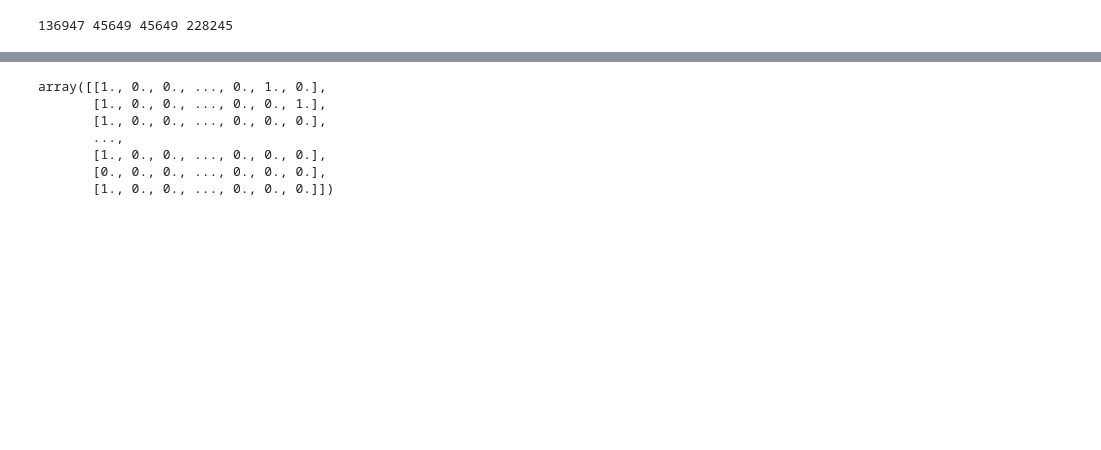
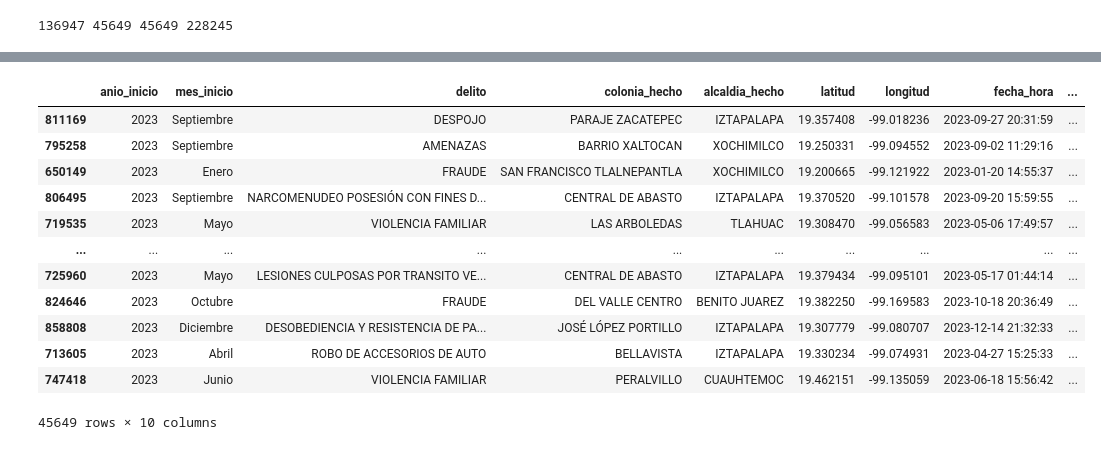
Before and after one commit to ImAleexDz/incidencia-delictiva, a Jupyter notebook: modelo.ipynb, the cells around one changed output, grey strips where cells are left out. Drawn from its saved outputs; the diff is of its cells as text; code cells hidden in the pictures; blank space fills up the shorter version.

```diff
--- a/modelo.ipynb
+++ b/modelo.ipynb
@@ -85,11 +83,0 @@ train_x
-# %%
-one_hot_encoder.fit(train_x[['categoria_delito', 'colonia_hecho', 'alcaldia_hecho']])
-one_hot_encoder.transform(train_x[['categoria_delito', 'colonia_hecho', 'alcaldia_hecho']])
-# %% [output]
-array([[1., 0., 0., ..., 0., 1., 0.],
-       [1., 0., 0., ..., 0., 0., 1.],
-       [1., 0., 0., ..., 0., 0., 0.],
-       ...,
-       [1., 0., 0., ..., 0., 0., 0.],
-       [0., 0., 0., ..., 0., 0., 0.],
-       [1., 0., 0., ..., 0., 0., 0.]])
@@ -100 +84,20 @@ from sklearn.pipeline import FeatureUnion, Pipeline
+# %%
+#Test y validación
+test_x, val_x, test_y, val_y = train_test_split(rest_x, rest_y, train_size=test_count, random_state=42)
+# %%
+test_x
+# %% [output]
+|  | anio_inicio | mes_inicio | delito | colonia_hecho | alcaldia_hecho | latitud | longitud | fecha_hora | ... |
+| 811169 | 2023 | Septiembre | DESPOJO | PARAJE ZACATEPEC | IZTAPALAPA | 19.357408 | -99.018236 | 2023-09-27 20:31:59 | ... |
+| 795258 | 2023 | Septiembre | AMENAZAS | BARRIO XALTOCAN | XOCHIMILCO | 19.250331 | -99.094552 | 2023-09-02 11:29:16 | ... |
+| 650149 | 2023 | Enero | FRAUDE | SAN FRANCISCO TLALNEPANTLA | XOCHIMILCO | 19.200665 | -99.121922 | 2023-01-20 14:55:37 | ... |
+| 806495 | 2023 | Septiembre | NARCOMENUDEO POSESIÓN CON FINES D... | CENTRAL DE ABASTO | IZTAPALAPA | 19.370520 | -99.101578 | 2023-09-20 15:59:55 | ... |
+| 719535 | 2023 | Mayo | VIOLENCIA FAMILIAR | LAS ARBOLEDAS | TLAHUAC | 19.308470 | -99.056583 | 2023-05-06 17:49:57 | ... |
+| ... | ... | ... | ... | ... | ... | ... | ... | ... | ... |
+| 725960 | 2023 | Mayo | LESIONES CULPOSAS POR TRANSITO VE... | CENTRAL DE ABASTO | IZTAPALAPA | 19.379434 | -99.095101 | 2023-05-17 01:44:14 | ... |
+| 824646 | 2023 | Octubre | FRAUDE | DEL VALLE CENTRO | BENITO JUAREZ | 19.382250 | -99.169583 | 2023-10-18 20:36:49 | ... |
+| 858808 | 2023 | Diciembre | DESOBEDIENCIA Y RESISTENCIA DE PA... | JOSÉ LÓPEZ PORTILLO | IZTAPALAPA | 19.307779 | -99.080707 | 2023-12-14 21:32:33 | ... |
+| 713605 | 2023 | Abril | ROBO DE ACCESORIOS DE AUTO | BELLAVISTA | IZTAPALAPA | 19.330234 | -99.074931 | 2023-04-27 15:25:33 | ... |
+| 747418 | 2023 | Junio | VIOLENCIA FAMILIAR | PERALVILLO | CUAUHTEMOC | 19.462151 | -99.135059 | 2023-06-18 15:56:42 | ... |
+45649 rows × 10 columns
 # %%
```
Also changed, not shown: parts of 41 cells of this notebook.
